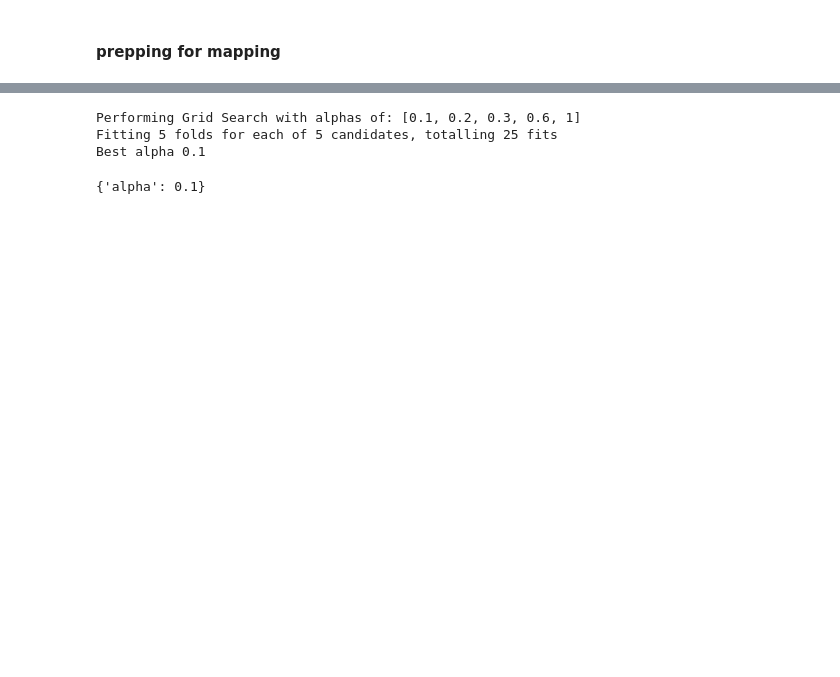
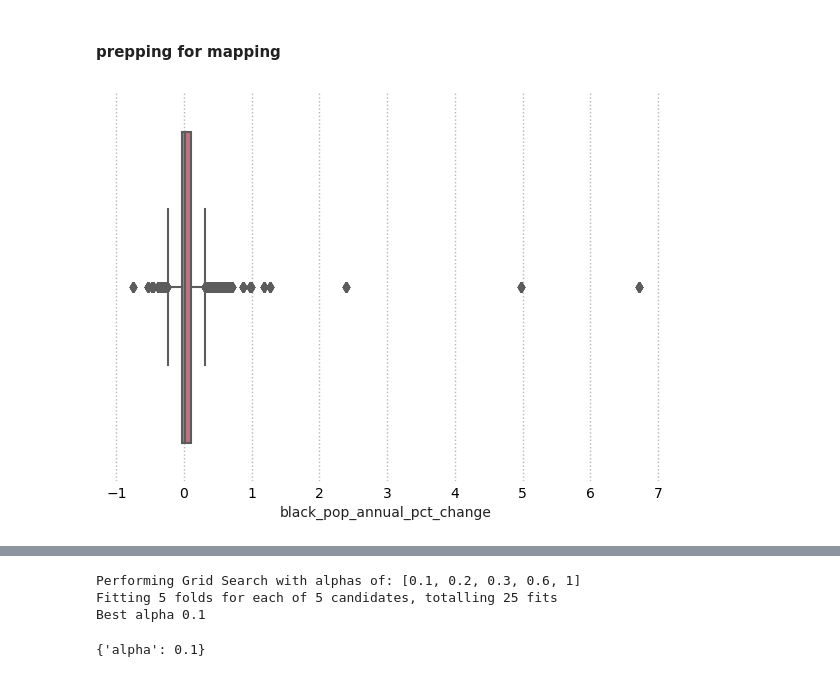
Before and after one commit to HaydenWarren/zri-forecast, a Jupyter notebook: hayden/lasso_all_selected_features.ipynb, the cells around one changed output, grey strips where cells are left out. Cells and saved outputs as stored; diff of their text form; code cells hidden in the pictures; blank space fills up the shorter version.

```diff
--- a/hayden/lasso_all_selected_features.ipynb
+++ b/hayden/lasso_all_selected_features.ipynb
@@ -77,3 +77,9 @@ def calc_vif(X):
     vif["VIF"] = [variance_inflation_factor(X.values, i) for i in range(X.shape[1])]
 
     return(vif)
+# %%
+sns.boxplot(data = acs_data[['black_pop_annual_pct_change']],
+            x = 'black_pop_annual_pct_change')
+plt.show()
+# %% [output]
+[figure, added]
```
Also changed, not shown: parts of 13 cells of this notebook, 3 other files.
